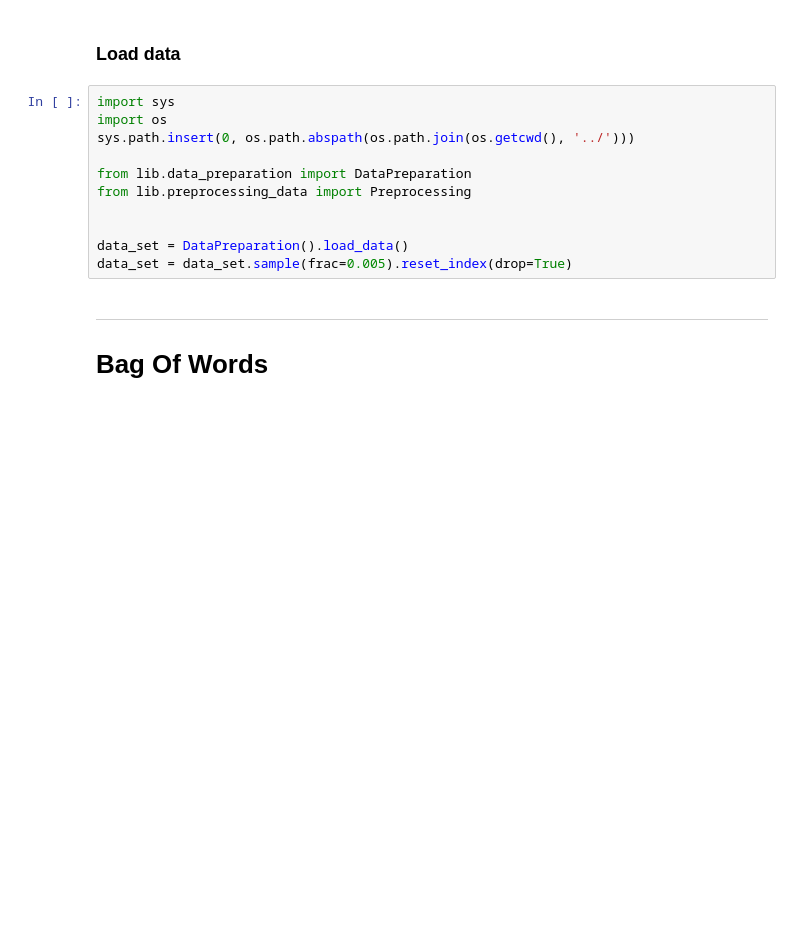
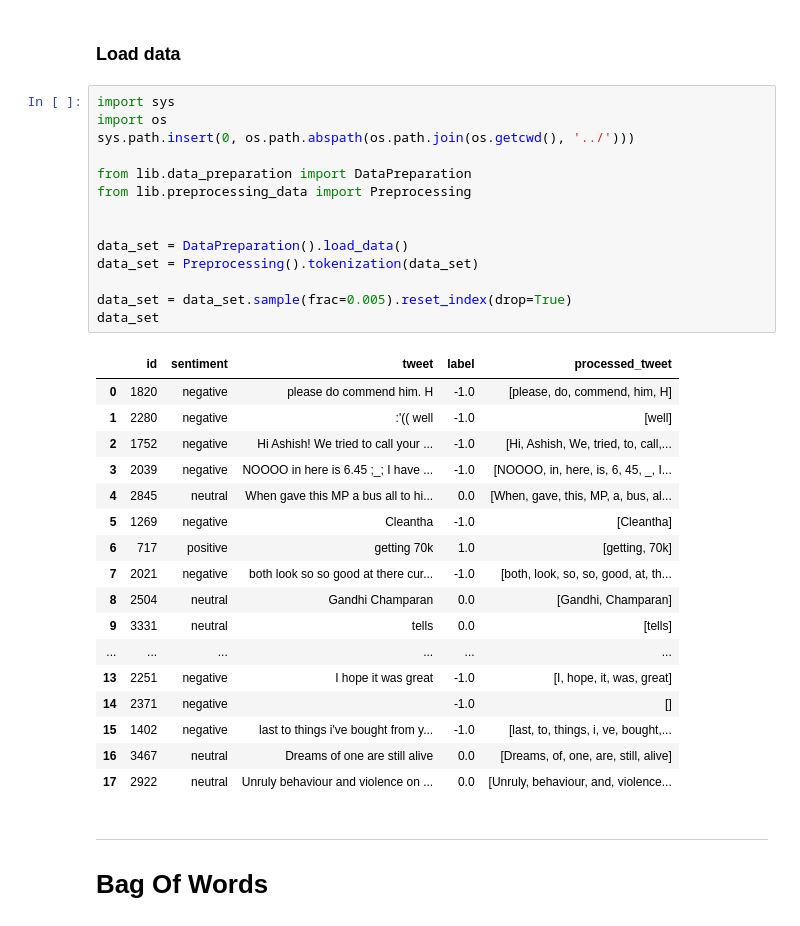
Before and after one commit to hasabir/Tweets_42, a Jupyter notebook: src/notbooks/vectorization.ipynb, the cells around one changed output. Cells and saved outputs as stored; diff of their text form; blank space fills up the shorter version.

```diff
--- a/src/notbooks/vectorization.ipynb
+++ b/src/notbooks/vectorization.ipynb
@@ -3,14 +3,35 @@
 # %%
 import sys
 import os
 sys.path.insert(0, os.path.abspath(os.path.join(os.getcwd(), '../')))
 
 from lib.data_preparation import DataPreparation
 from lib.preprocessing_data import Preprocessing
 
 
 data_set = DataPreparation().load_data()
+data_set = Preprocessing().tokenization(data_set)
+
 data_set = data_set.sample(frac=0.005).reset_index(drop=True)
+data_set
+# %% [output]
+|  | id | sentiment | tweet | label | processed_tweet |
+| 0 | 1820 | negative | please do commend him. H | -1.0 | [please, do, commend, him, H] |
+| 1 | 2280 | negative | :'(( well | -1.0 | [well] |
+| 2 | 1752 | negative | Hi Ashish! We tried to call your ... | -1.0 | [Hi, Ashish, We, tried, to, call,... |
+| 3 | 2039 | negative | NOOOO in here is 6.45 ;_; I have ... | -1.0 | [NOOOO, in, here, is, 6, 45, _, I... |
+| 4 | 2845 | neutral | When gave this MP a bus all to hi... | 0.0 | [When, gave, this, MP, a, bus, al... |
+| 5 | 1269 | negative | Cleantha | -1.0 | [Cleantha] |
+| 6 | 717 | positive | getting 70k | 1.0 | [getting, 70k] |
+| 7 | 2021 | negative | both look so so good at there cur... | -1.0 | [both, look, so, so, good, at, th... |
+| 8 | 2504 | neutral | Gandhi Champaran | 0.0 | [Gandhi, Champaran] |
+| 9 | 3331 | neutral | tells | 0.0 | [tells] |
+| ... | ... | ... | ... | ... | ... |
+| 13 | 2251 | negative | I hope it was great | -1.0 | [I, hope, it, was, great] |
+| 14 | 2371 | negative |  | -1.0 | [] |
+| 15 | 1402 | negative | last to things i've bought from y... | -1.0 | [last, to, things, i, ve, bought,... |
+| 16 | 3467 | neutral | Dreams of one are still alive | 0.0 | [Dreams, of, one, are, still, alive] |
+| 17 | 2922 | neutral | Unruly behaviour and violence on ... | 0.0 | [Unruly, behaviour, and, violence... |
 # %% [markdown]
 ---
 # Bag Of Words
```
Also changed, not shown: parts of 12 cells of this notebook, 5 other files.
